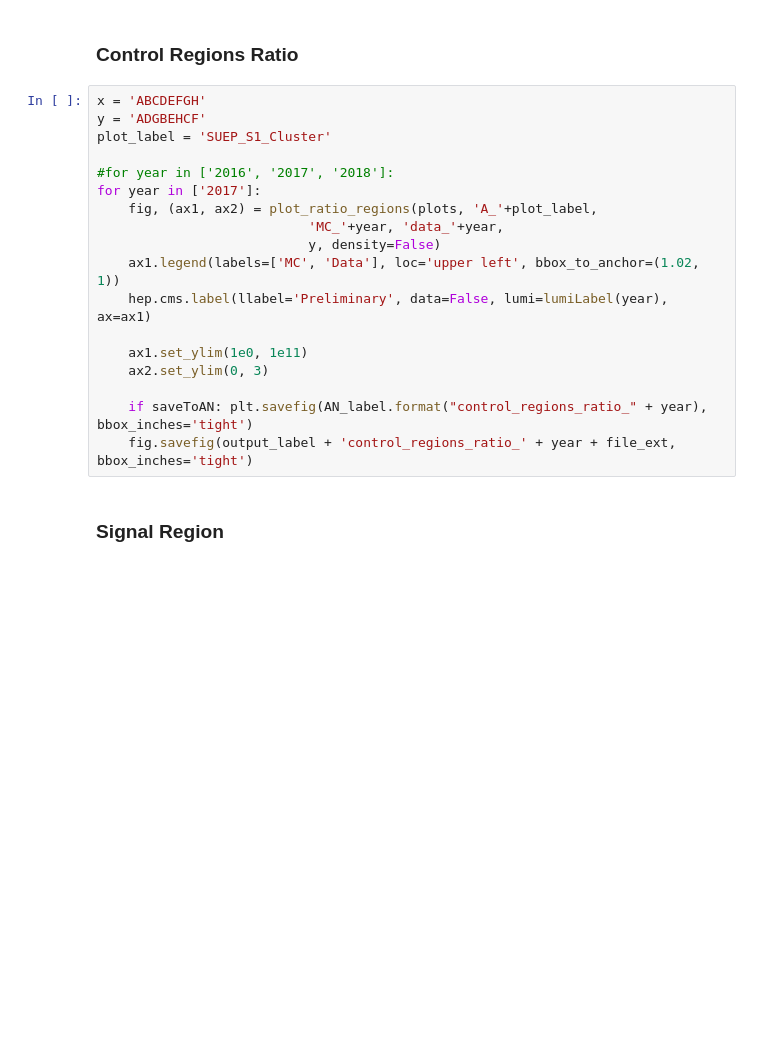
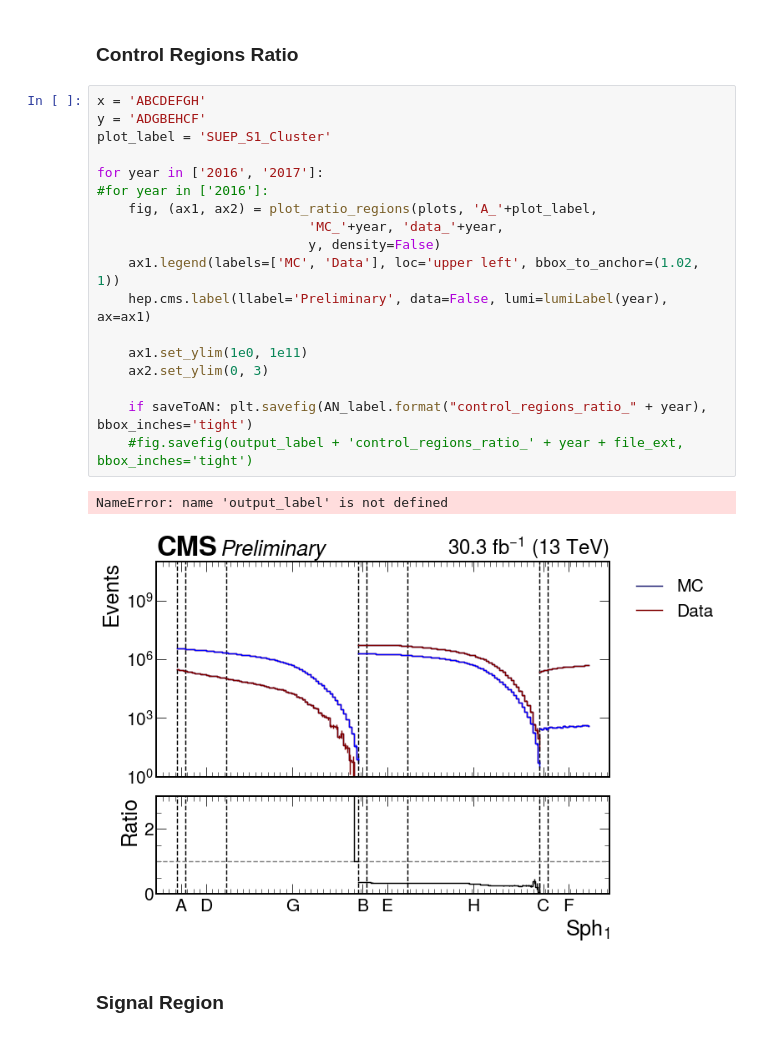
Before and after one commit to akanugan/SUEPCoffea_dask, a Jupyter notebook: plotting/ARplotter.ipynb, the cells around one changed output. Saved outputs shown, nothing was run; the diff lists cells and outputs as text; blank space fills up the shorter version.

```diff
--- a/plotting/ARplotter.ipynb
+++ b/plotting/ARplotter.ipynb
@@ -768,21 +856,24 @@ for year in ['2017']:
 # %%
 x = 'ABCDEFGH'
 y = 'ADGBEHCF'
 plot_label = 'SUEP_S1_Cluster'
 
-#for year in ['2016', '2017', '2018']:
-for year in ['2017']:
+for year in ['2016', '2017']:
+#for year in ['2016']:
     fig, (ax1, ax2) = plot_ratio_regions(plots, 'A_'+plot_label,
                            'MC_'+year, 'data_'+year,
                            y, density=False)
     ax1.legend(labels=['MC', 'Data'], loc='upper left', bbox_to_anchor=(1.02, 1))
     hep.cms.label(llabel='Preliminary', data=False, lumi=lumiLabel(year), ax=ax1)
 
     ax1.set_ylim(1e0, 1e11)
     ax2.set_ylim(0, 3)
 
     if saveToAN: plt.savefig(AN_label.format("control_regions_ratio_" + year), bbox_inches='tight')
-    fig.savefig(output_label + 'control_regions_ratio_' + year + file_ext, bbox_inches='tight')
+    #fig.savefig(output_label + 'control_regions_ratio_' + year + file_ext, bbox_inches='tight')
+# %% [output]
+NameError: name 'output_label' is not defined
+[figure, added]
 # %% [markdown]
 ### Signal Region
 # %%
```
Also changed, not shown: parts of 25 cells of this notebook, 2 other files.
